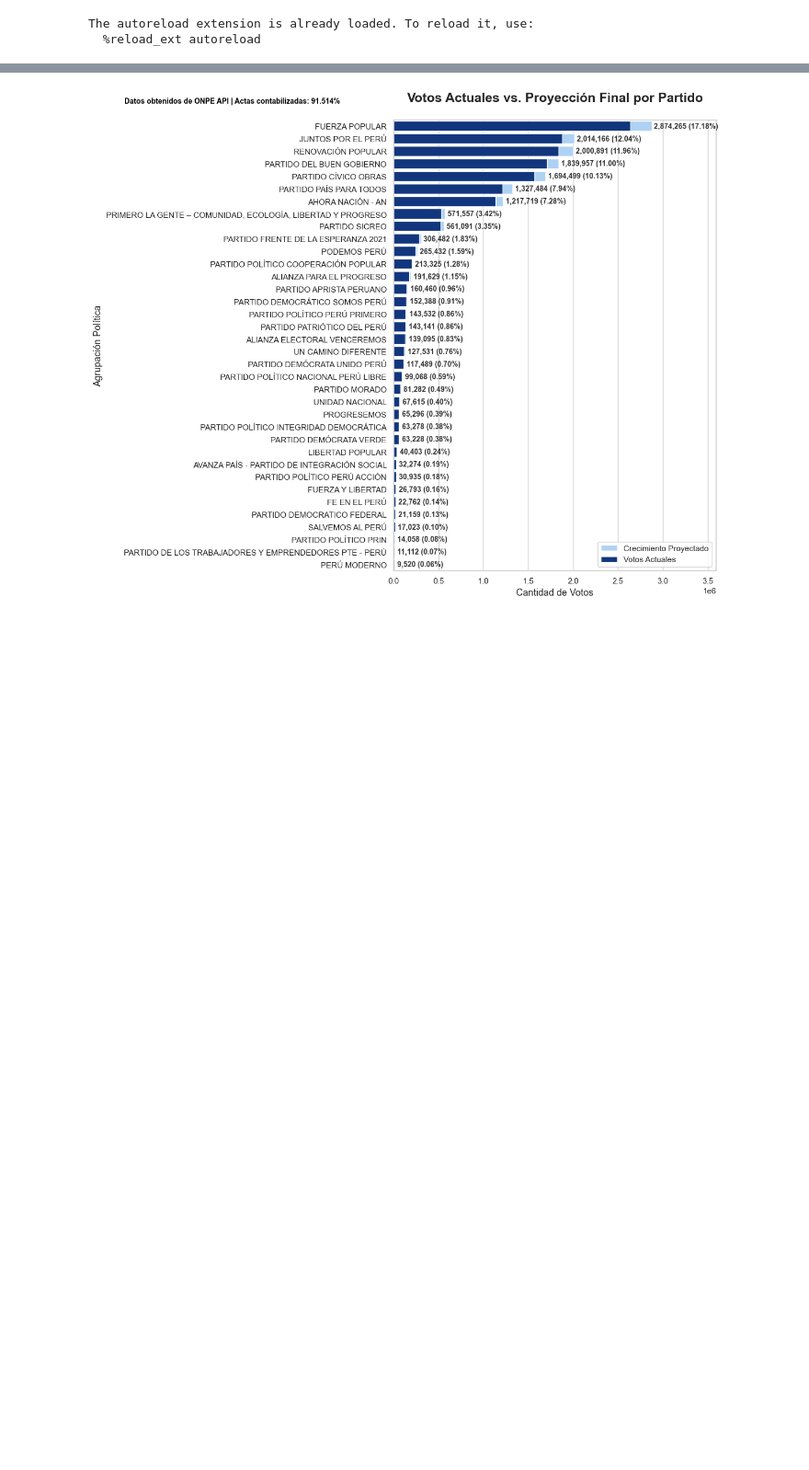
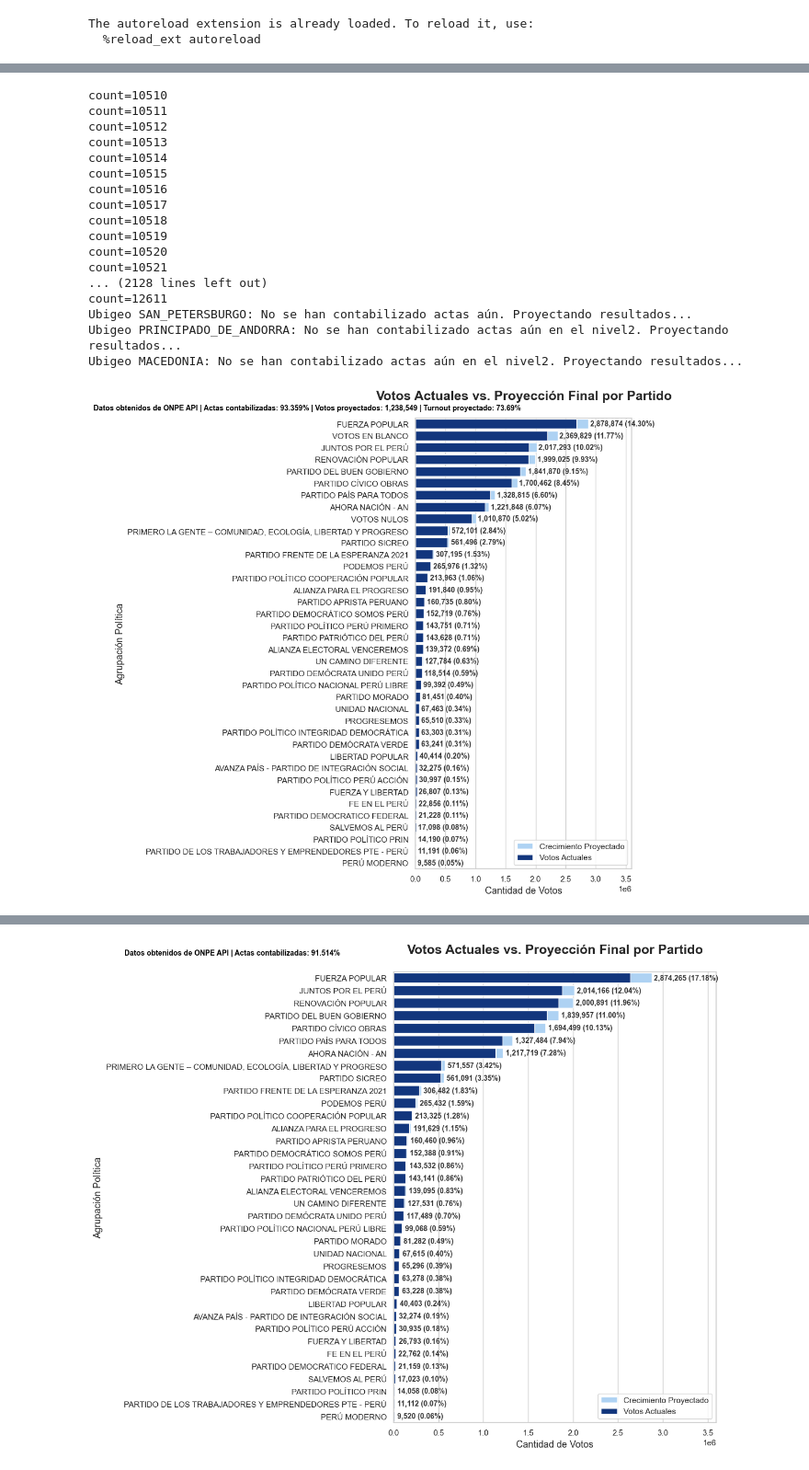
Before and after one commit to SolanoJason/onpe, a Jupyter notebook: test5.ipynb, the cells around one changed output, grey strips where cells are left out. Shown at 92% size. Cells and saved outputs as stored; diff of their text form; code cells hidden in the pictures; blank space fills up the shorter version.

```diff
--- a/test5.ipynb
+++ b/test5.ipynb
@@ -204,0 +232,21 @@ def plot_proyeccion():
+# %%
+df_pro, df_f = plot_proyeccion()
+# %% [output]
+count=10510
+count=10511
+count=10512
+count=10513
+count=10514
+count=10515
+count=10516
+count=10517
+count=10518
+count=10519
+count=10520
+count=10521
+... (2128 lines left out)
+count=12611
+Ubigeo SAN_PETERSBURGO: No se han contabilizado actas aún. Proyectando resultados...
+Ubigeo PRINCIPADO_DE_ANDORRA: No se han contabilizado actas aún en el nivel2. Proyectando resultados...
+Ubigeo MACEDONIA: No se han contabilizado actas aún en el nivel2. Proyectando resultados...
+[figure, added]
```
Also changed, not shown: parts of 12 cells of this notebook, 2 other files.
